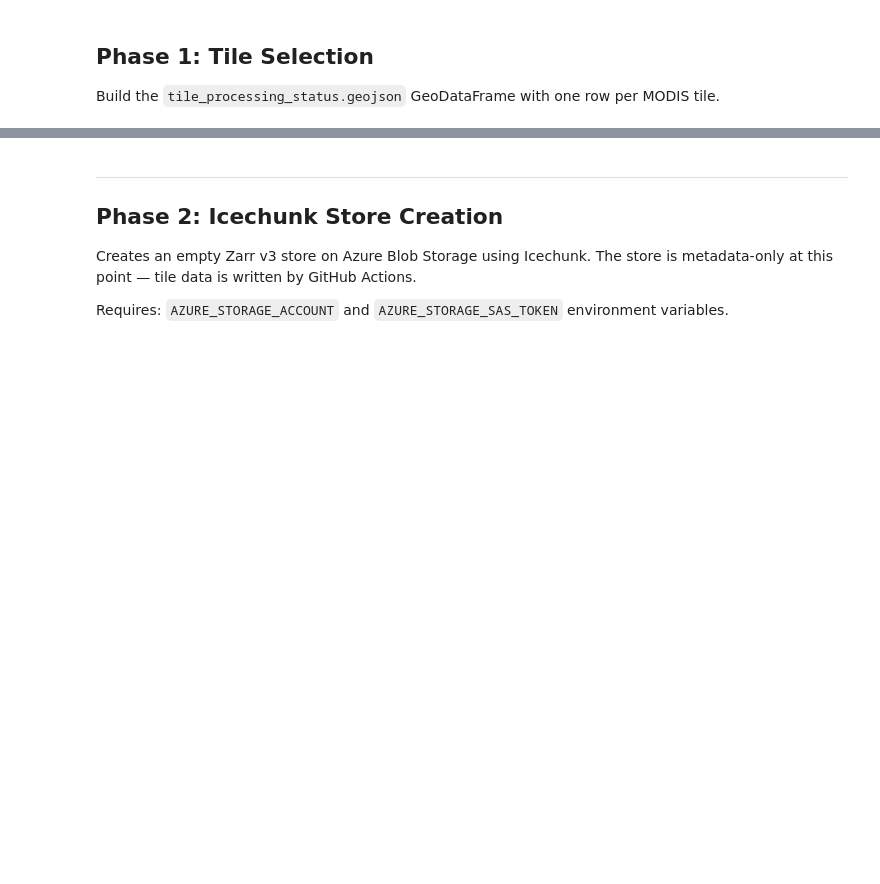
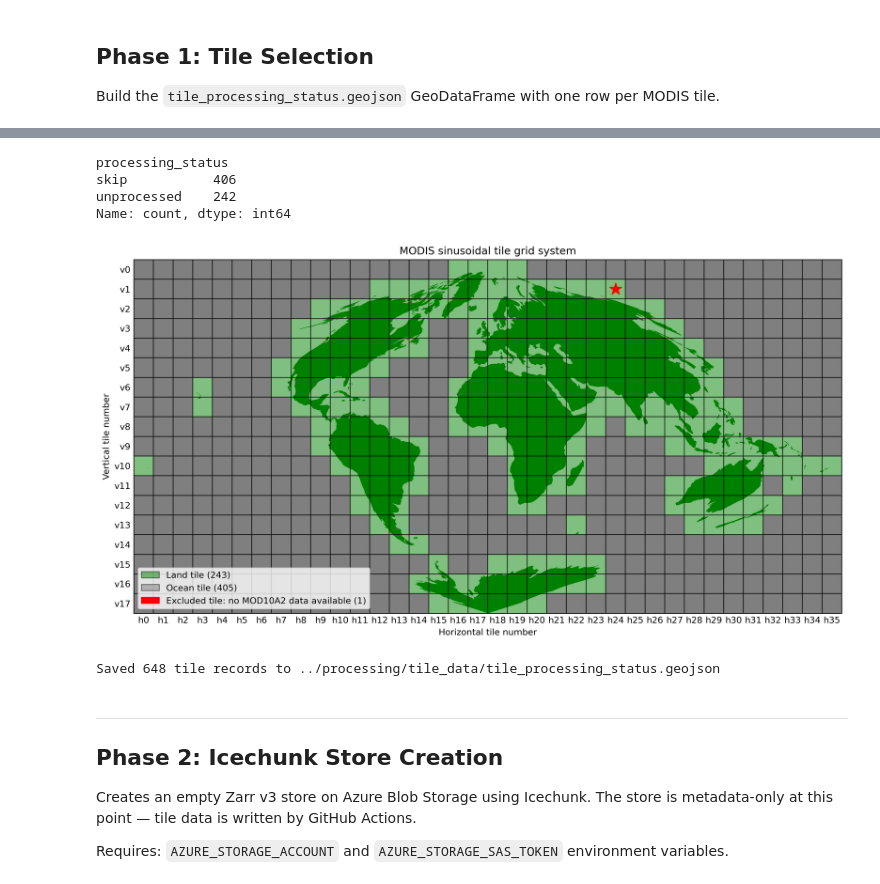
Before and after one commit to egagli/MODIS_snow_phenology, a Jupyter notebook: notebooks/01_initialize.ipynb, the cells around one changed output, grey strips where cells are left out. Cells and saved outputs as stored; diff of their text form; code cells hidden in the pictures; blank space fills up the shorter version.

```diff
--- a/notebooks/01_initialize.ipynb
+++ b/notebooks/01_initialize.ipynb
@@ -36,9 +36,8 @@ TILE_STATUS_PATH = REPO_ROOT / 'processing' / 'tile_data' / 'tile_processing_sta
 Build the `tile_processing_status.geojson` GeoDataFrame with one row per MODIS tile.
 # %%
 # Download MODIS sinusoidal tile grid (648 tiles: 36h × 18v)
-modis_grid = gpd.read_file(
+modis_grid_gdf = gpd.read_file(
     'zip+http://book.ecosens.org/wp-content/uploads/2016/06/modis_grid.zip'
     '!modis_sinusoidal_grid_world.shp'
 )
-print(f'MODIS grid: {len(modis_grid)} tiles, CRS: {modis_grid.crs}')
-modis_grid.head()
+print(f'MODIS grid: {len(modis_grid_gdf)} tiles, CRS: {modis_grid_gdf.crs}')
@@ -96,0 +74,9 @@ plt.tight_layout()
+# %%
+# Load Natural Earth land mask and reproject to MODIS sinusoidal CRS, set land bool column
+land_proj_gdf = gpd.read_file(geodatasets.get_url('naturalearth land')).to_crs(modis_grid_gdf.crs)
+land_proj_gs = gpd.GeoSeries(land_proj_gdf.union_all(), crs=modis_grid_gdf.crs)
+land_mask_s = modis_grid_gdf.intersects(land_proj_gs.union_all())
+
+modis_grid_gdf['land'] = land_mask_s.values
+modis_grid_gdf.loc[modis_grid_gdf['land'], 'processing_status'] = 'unprocessed'
+modis_grid_gdf
@@ -97,8 +97,63 @@ plt.tight_layout()
+# %%
+# manually exclude index 600 (h24v1), no MOD10A2 data available for this tile (almost all ocean anyway)
+modis_grid_gdf.loc[600, 'processing_status'] = 'skip'
+modis_grid_gdf.loc[600, 'notes'] = 'Skip because no MOD10A2 data available.'
+# %%
+print(modis_grid_gdf['processing_status'].value_counts())
+# %% [output]
+processing_status
+skip           406
+unprocessed    242
+Name: count, dtype: int64
+# %%
+f, ax = plt.subplots(figsize=(12,7),dpi=300)
+
+land_proj_gdf.plot(ax=ax, color='green',zorder=0)
+modis_grid_gdf.plot(ax=ax, facecolor=modis_grid_gdf['land'].map({True: 'green', False: 'none'}), edgecolor='black', alpha=0.5, zorder=1)
+
+# plot asterisk at centroid of each tile manually excluded
+excluded_tiles = modis_grid_gdf[modis_grid_gdf['notes'] == 'Skip because no MOD10A2 data available.']
+excluded_tiles_centroids = excluded_tiles.geometry.centroid
+ax.scatter(excluded_tiles_centroids.x, excluded_tiles_centroids.y, marker='*', color='red', s=200, label='Manually excluded tile (no data available)', zorder=2)
+
+
+ax.set_title(f'MODIS sinusoidal tile grid system')
+ax.set_xlabel('Horizontal tile number')
+ax.set_ylabel('Vertical tile number')
+
+# create tick labels for h and v values, using the mean centroid of the tiles in each row/column to position the ticks
+h_values = sorted(modis_grid_gdf['h'].unique())
+v_values = sorted(modis_grid_gdf['v'].unique(), reverse=True)
+
+h_coords = [modis_grid_gdf[modis_grid_gdf['h'] == h].geometry.centroid.x.mean() for h in h_values]
+v_coords = [modis_grid_gdf[modis_grid_gdf['v'] == v].geometry.centroid.y.mean() for v in v_values]
+
+ax.set_xticks(h_coords)
+ax.set_xticklabels([f'h{h}' for h in h_values])
+ax.set_yticks(v_coords)
+ax.set_yticklabels([f'v{v}' for v in v_values])
+
+ax.tick_params(axis='both', which='both', length=0)
+
+ax.set_xlim(modis_grid_gdf.total_bounds[0], modis_grid_gdf.total_bounds[2])
+ax.set_ylim(modis_grid_gdf.total_bounds[1], modis_grid_gdf.total_bounds[3])
+
+from matplotlib.patches import Patch
+legend_elements = [Patch(facecolor='green', alpha=0.5, edgecolor='black', label=f'Land tile ({modis_grid_gdf[modis_grid_gdf["land"] == True].shape[0]})'),
+                   Patch(facecolor='grey', alpha=0.5, edgecolor='black', label=f'Ocean tile ({modis_grid_gdf[modis_grid_gdf["land"] == False].shape[0]})'),
+                   Patch(facecolor='red', edgecolor='red', label=f'Excluded tile: no MOD10A2 data available ({excluded_tiles.shape[0]})')]
+ax.legend(handles=legend_elements, loc='lower left')
+
+f.tight_layout()
+# %% [output]
+[figure, added]
 # %%
 # Save GeoJSON tile registry
 TILE_STATUS_PATH.parent.mkdir(parents=True, exist_ok=True)
-gdf.to_file(TILE_STATUS_PATH, driver='GeoJSON')
-print(f'Saved {len(gdf)} tile records to {TILE_STATUS_PATH}')
+modis_grid_gdf.to_file(TILE_STATUS_PATH, driver='GeoJSON')
+print(f'Saved {len(modis_grid_gdf)} tile records to {TILE_STATUS_PATH}')
+# %% [output]
+Saved 648 tile records to ../processing/tile_data/tile_processing_status.geojson
 # %% [markdown]
 ---
 ## Phase 2: Icechunk Store Creation
```
Also changed, not shown: parts of 11 cells of this notebook, 9 other files.
